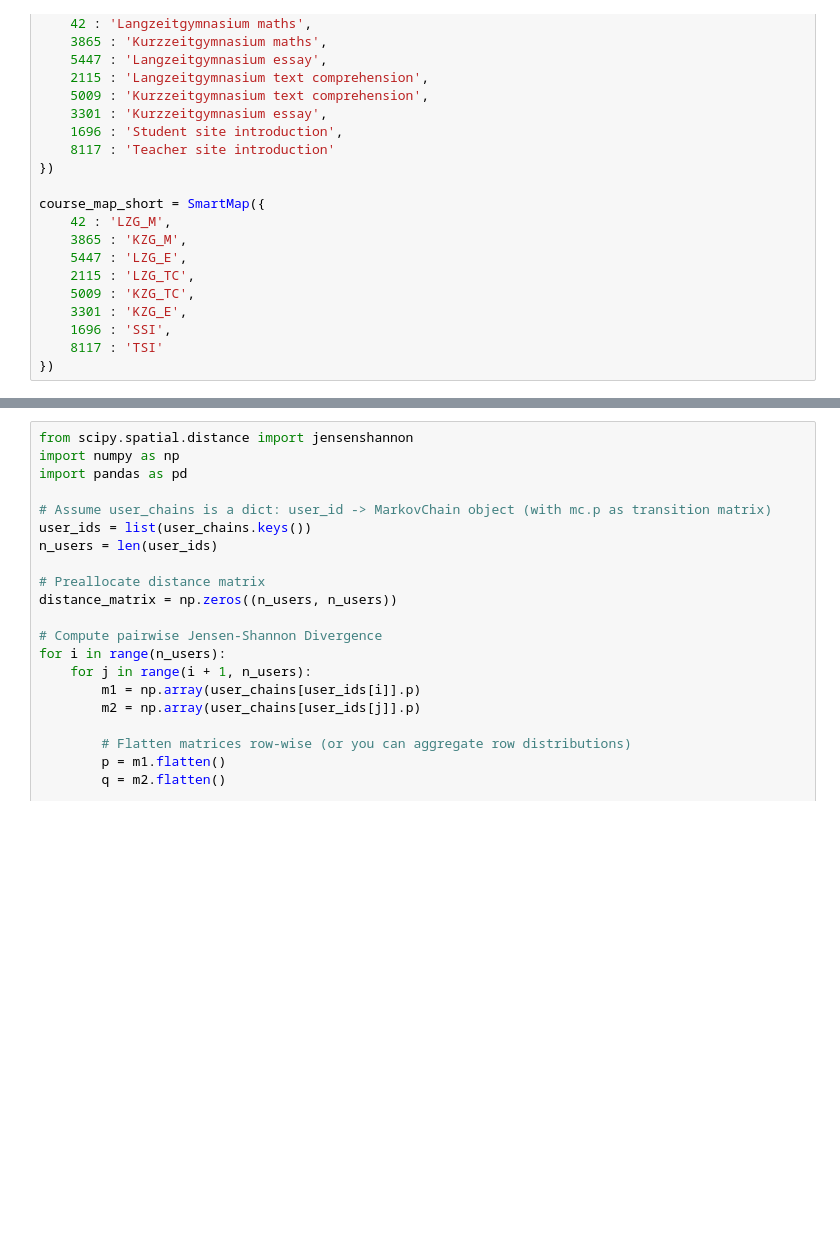
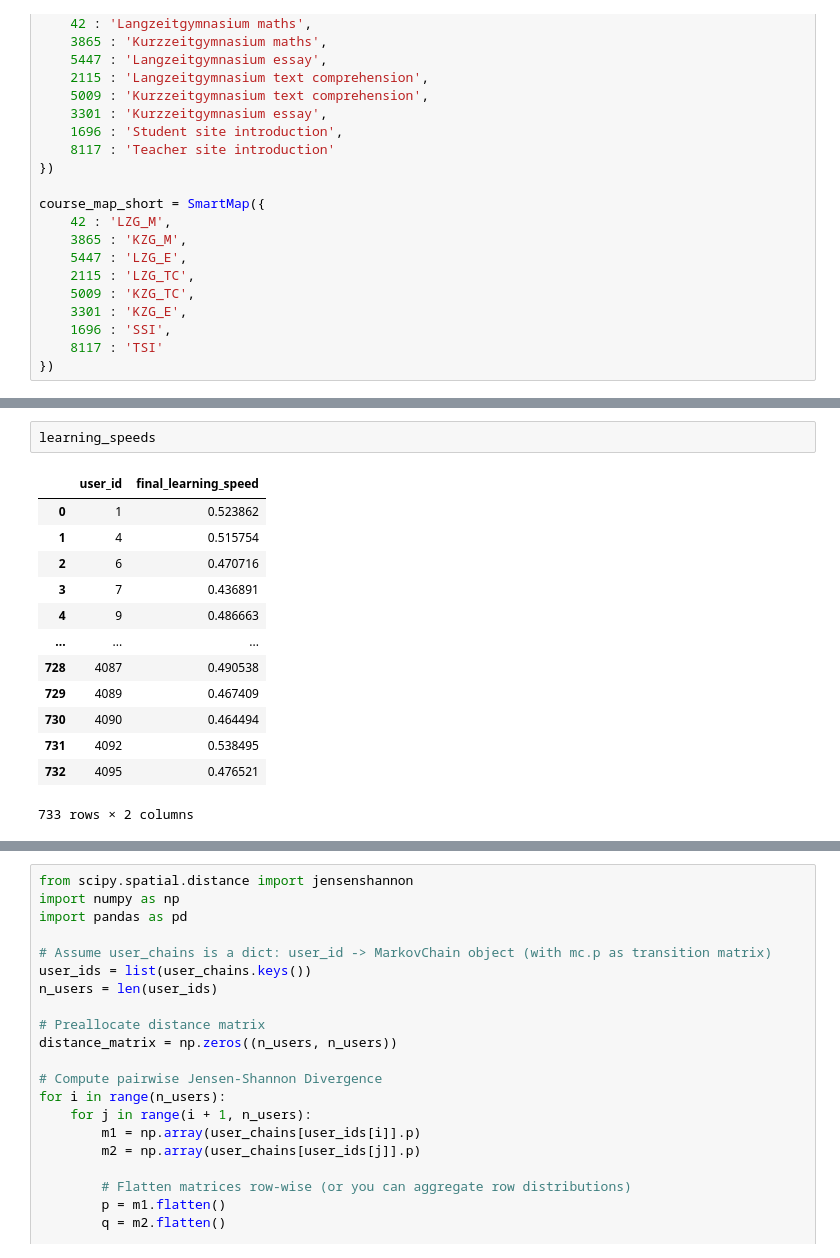
Before and after one commit to malenraychev/BigMMMBehaviour, a Jupyter notebook: markov.ipynb, the cells around one changed output, grey strips where cells are left out. Cells and saved outputs as stored; diff of their text form; blank space fills up the shorter version.

```diff
--- a/markov.ipynb
+++ b/markov.ipynb
@@ -58,0 +374,16 @@ n_states = len(all_states)
+# %%
+learning_speeds
+# %% [output]
+|  | user_id | final_learning_speed |
+| 0 | 1 | 0.523862 |
+| 1 | 4 | 0.515754 |
+| 2 | 6 | 0.470716 |
+| 3 | 7 | 0.436891 |
+| 4 | 9 | 0.486663 |
+| ... | ... | ... |
+| 728 | 4087 | 0.490538 |
+| 729 | 4089 | 0.467409 |
+| 730 | 4090 | 0.464494 |
+| 731 | 4092 | 0.538495 |
+| 732 | 4095 | 0.476521 |
+733 rows × 2 columns
```
Also changed, not shown: parts of 35 cells of this notebook, 1 other file.
